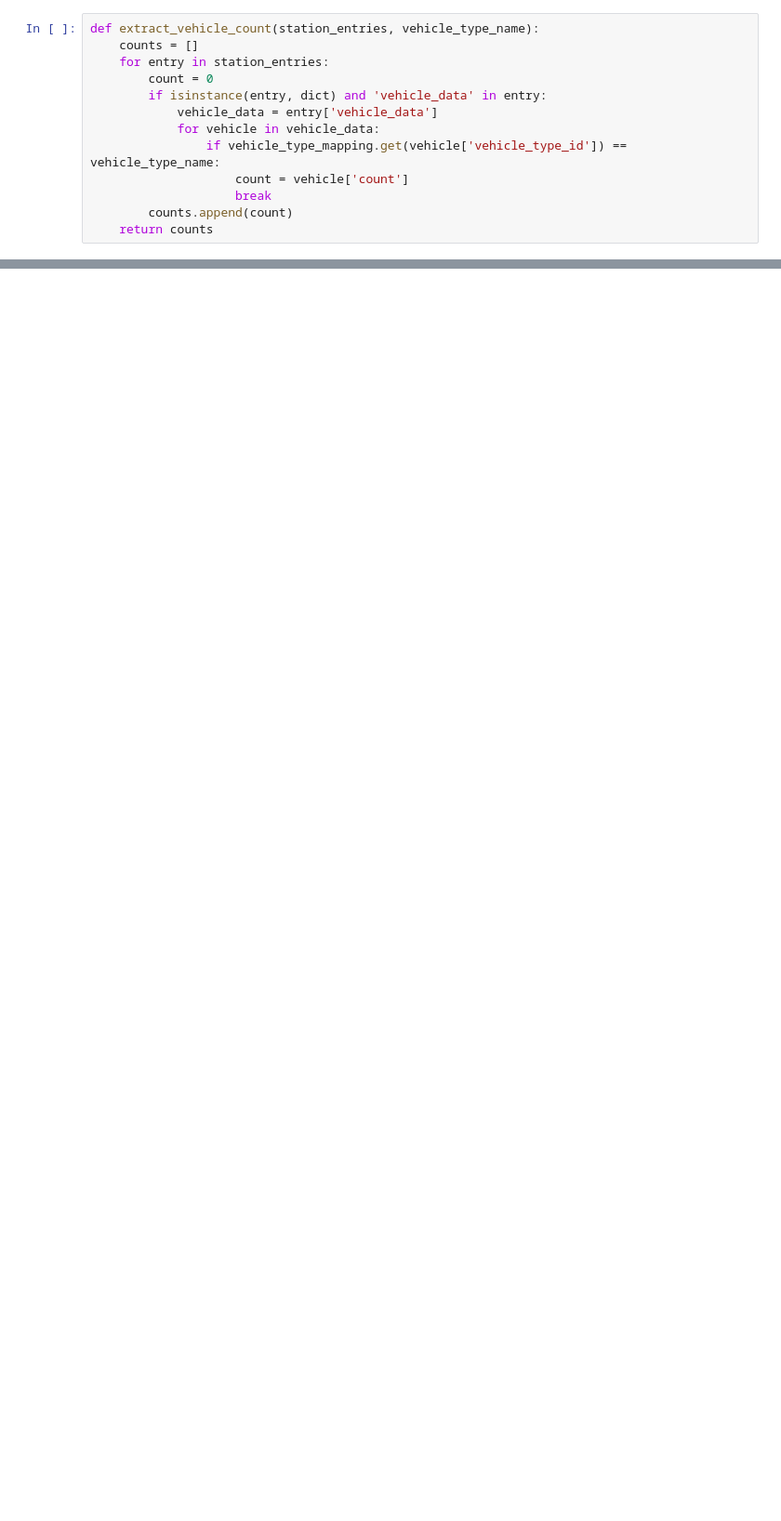
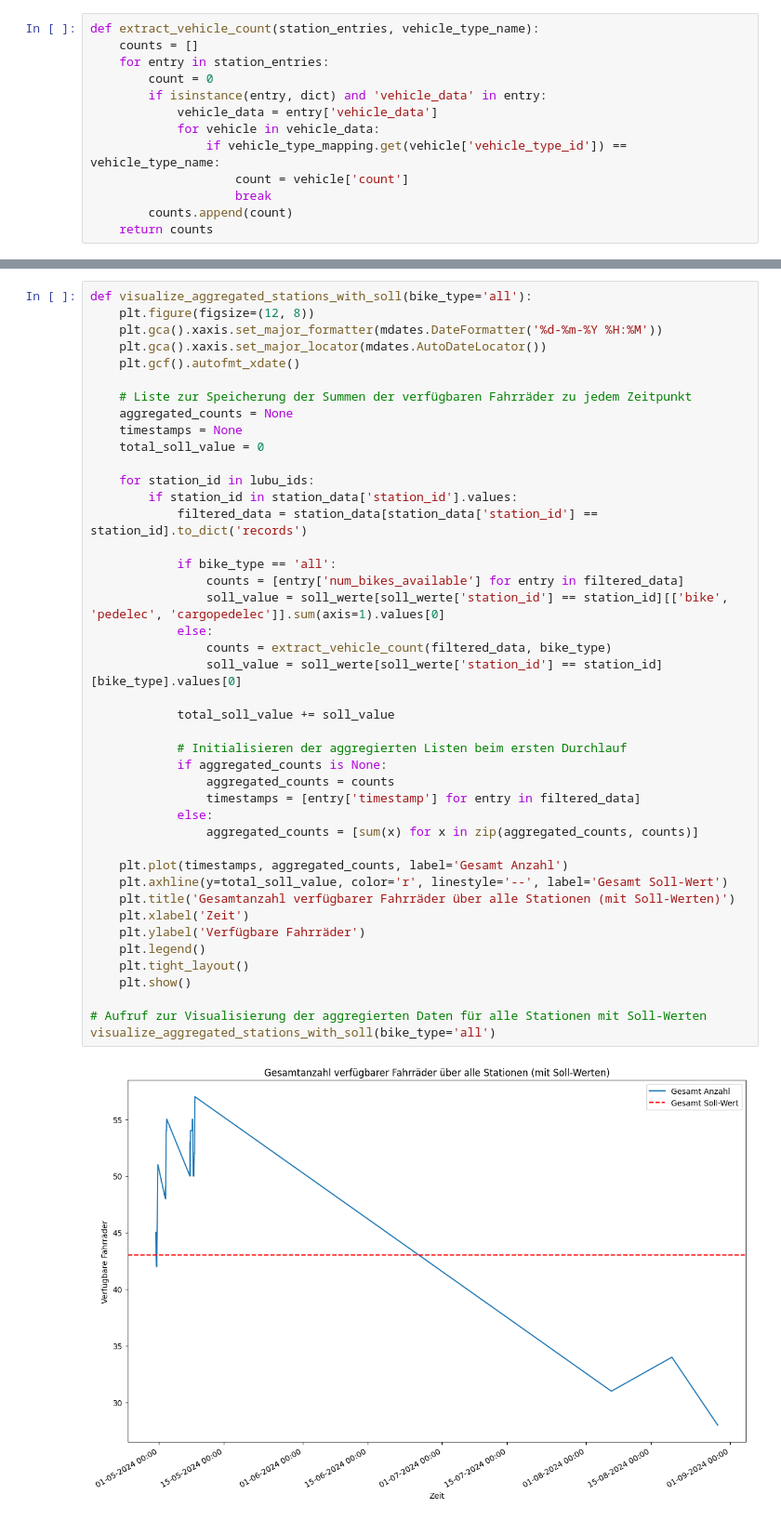
Before and after one commit to LubuRegioRad/RegioRadAuswertung, a Jupyter notebook: Auswertung Notebook.ipynb, the cells around one changed output, grey strips where cells are left out. Shown at 93% size. Drawn from its saved outputs; the diff is of its cells as text; blank space fills up the shorter version.

```diff
--- a/Auswertung Notebook.ipynb
+++ b/Auswertung Notebook.ipynb
@@ -225,0 +293,45 @@ visualize_single_station_with_soll('2263b695-db35-4bbf-b70a-032920fadf3f', bike_
+# %%
+def visualize_aggregated_stations_with_soll(bike_type='all'):
+    plt.figure(figsize=(12, 8))
+    plt.gca().xaxis.set_major_formatter(mdates.DateFormatter('%d-%m-%Y %H:%M'))
+    plt.gca().xaxis.set_major_locator(mdates.AutoDateLocator())
+    plt.gcf().autofmt_xdate()
+
+    # Liste zur Speicherung der Summen der verfügbaren Fahrräder zu jedem Zeitpunkt
+    aggregated_counts = None
+    timestamps = None
+    total_soll_value = 0
+
+    for station_id in lubu_ids:
+        if station_id in station_data['station_id'].values:
+            filtered_data = station_data[station_data['station_id'] == station_id].to_dict('records')
+
+            if bike_type == 'all':
+                counts = [entry['num_bikes_available'] for entry in filtered_data]
+                soll_value = soll_werte[soll_werte['station_id'] == station_id][['bike', 'pedelec', 'cargopedelec']].sum(axis=1).values[0]
+            else:
+                counts = extract_vehicle_count(filtered_data, bike_type)
+                soll_value = soll_werte[soll_werte['station_id'] == station_id][bike_type].values[0]
+
+            total_soll_value += soll_value
+
+            # Initialisieren der aggregierten Listen beim ersten Durchlauf
+            if aggregated_counts is None:
+                aggregated_counts = counts
+                timestamps = [entry['timestamp'] for entry in filtered_data]
+            else:
+                aggregated_counts = [sum(x) for x in zip(aggregated_counts, counts)]
+
+    plt.plot(timestamps, aggregated_counts, label='Gesamt Anzahl')
+    plt.axhline(y=total_soll_value, color='r', linestyle='--', label='Gesamt Soll-Wert')
+    plt.title('Gesamtanzahl verfügbarer Fahrräder über alle Stationen (mit Soll-Werten)')
+    plt.xlabel('Zeit')
+    plt.ylabel('Verfügbare Fahrräder')
+    plt.legend()
+    plt.tight_layout()
+    plt.show()
+
+# Aufruf zur Visualisierung der aggregierten Daten für alle Stationen mit Soll-Werten
+visualize_aggregated_stations_with_soll(bike_type='all')
+# %% [output]
+[figure, added]
```
Also changed, not shown: parts of 15 cells of this notebook.
